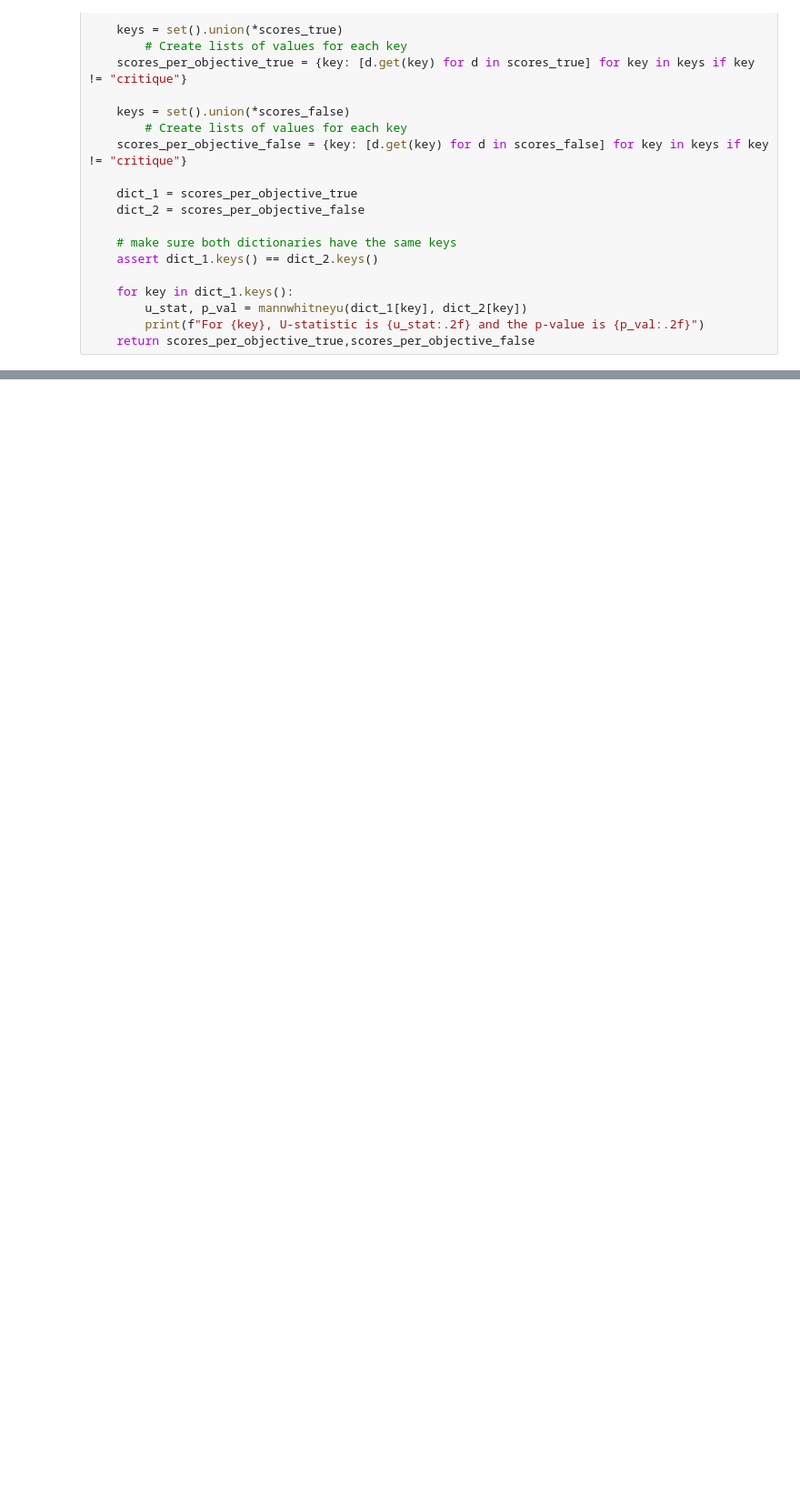
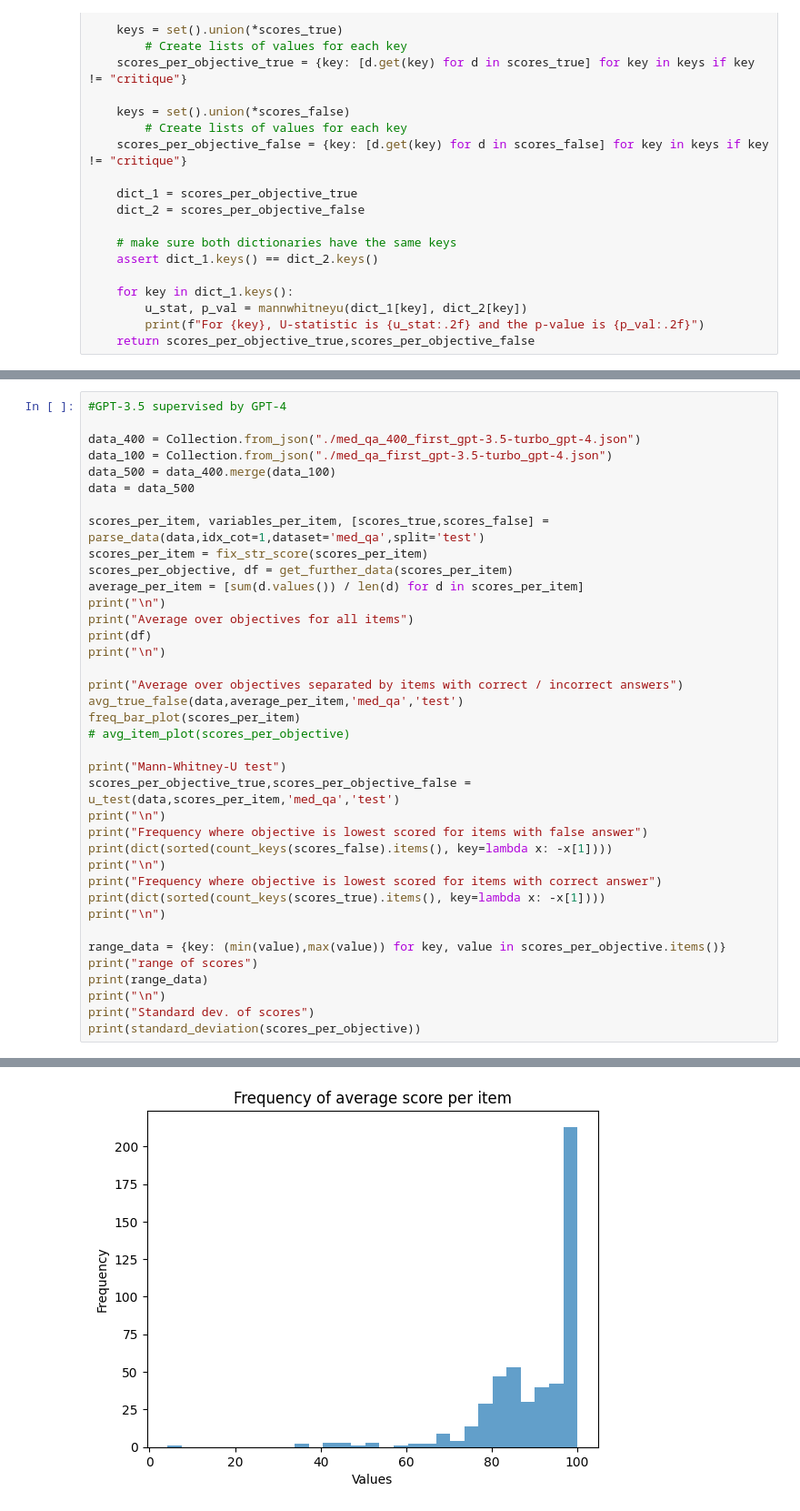
Before and after one commit to OpenBioLink/ThoughtSource, a Jupyter notebook: notebooks/reflection_messages/reflection_results.ipynb, the cells around one changed output, grey strips where cells are left out. Shown at 91% size. Saved outputs shown, nothing was run; the diff lists cells and outputs as text; blank space fills up the shorter version.

```diff
--- a/notebooks/reflection_messages/reflection_results.ipynb
+++ b/notebooks/reflection_messages/reflection_results.ipynb
@@ -1066,0 +596,39 @@ ModuleNotFoundError: No module named 'torch'
+# %%
+#GPT-3.5 supervised by GPT-4
+
+data_400 = Collection.from_json("./med_qa_400_first_gpt-3.5-turbo_gpt-4.json")
+data_100 = Collection.from_json("./med_qa_first_gpt-3.5-turbo_gpt-4.json")
+data_500 = data_400.merge(data_100)
+data = data_500
+
+scores_per_item, variables_per_item, [scores_true,scores_false] = parse_data(data,idx_cot=1,dataset='med_qa',split='test')
+scores_per_item = fix_str_score(scores_per_item)
+scores_per_objective, df = get_further_data(scores_per_item)
+average_per_item = [sum(d.values()) / len(d) for d in scores_per_item]
+print("\n")
+print("Average over objectives for all items")
+print(df)
+print("\n")
+
+print("Average over objectives separated by items with correct / incorrect answers")
+avg_true_false(data,average_per_item,'med_qa','test')
+freq_bar_plot(scores_per_item)
+# avg_item_plot(scores_per_objective)
+
+print("Mann-Whitney-U test")
+scores_per_objective_true,scores_per_objective_false = u_test(data,scores_per_item,'med_qa','test')
+print("\n")
+print("Frequency where objective is lowest scored for items with false answer")
+print(dict(sorted(count_keys(scores_false).items(), key=lambda x: -x[1])))
+print("\n")
+print("Frequency where objective is lowest scored for items with correct answer")
+print(dict(sorted(count_keys(scores_true).items(), key=lambda x: -x[1])))
+print("\n")
+
+range_data = {key: (min(value),max(value)) for key, value in scores_per_objective.items()}
+print("range of scores")
+print(range_data)
+print("\n")
+print("Standard dev. of scores")
+print(standard_deviation(scores_per_objective))
+# %% [output]
@@ -1066,0 +652 @@ ModuleNotFoundError: No module named 'torch'
+[figure, added]
```
Also changed, not shown: parts of 51 cells of this notebook, 2 other files.
